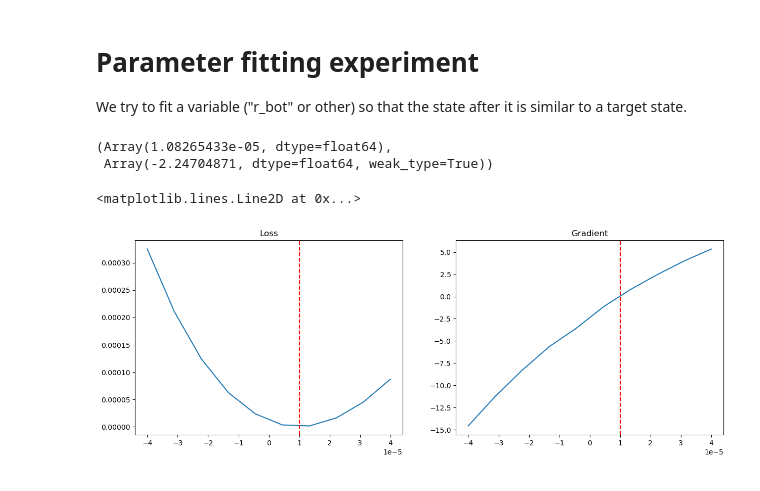
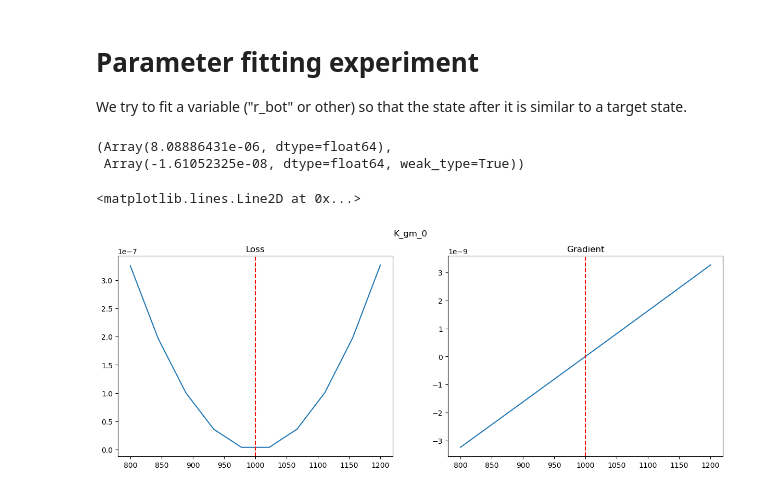
Before and after one commit to Etienne-Meunier/Veros-Autodiff, a Jupyter notebook: notebooks/demonstration/gradient-computation.ipynb, the cells around one changed output. Saved outputs shown, nothing was run; the diff lists cells and outputs as text; code cells hidden in the pictures.

```diff
--- a/notebooks/demonstration/gradient-computation.ipynb
+++ b/notebooks/demonstration/gradient-computation.ipynb
@@ -22,10 +31,12 @@ from functools import partial
 warmup_steps = 200
 acc = ACCSetup()
 acc.setup()
+with acc.state.settings.unlock() :
+    acc.state.settings.enable_eke = False
 
 with acc.state.variables.unlock() :
      acc.state.variables.r_bot += 1e-5
-     acc.state.variables.K_gm_0 = 1000.0
+     acc.state.variables.K_gm_0 += 1000.0
 
 def ps(state) :
     n_state = state.copy()
@@ -94,7 +101,7 @@ class autodiff() :
 def agg_function(state) :
     return (state.variables.temp ** 2).sum()
 
-var_dev = 'r_bot'
+var_dev = 'K_gm_0'
 it = 2
 # %%
 vjpm_nr = autodiff(acc.step, agg_function, var_dev)
@@ -135,5 +142,5 @@ loss_and_grad_nr = lambda s, v, it: vjpm_nr.g(s, v, iterations=it)
 # %%
 loss_and_grad_nr(acc.state, 0.0, pred_iter)
 # %% [output]
-(Array(1.08265433e-05, dtype=float64),
- Array(-2.24704871, dtype=float64, weak_type=True))
+(Array(8.08886431e-06, dtype=float64),
+ Array(-1.61052325e-08, dtype=float64, weak_type=True))
@@ -143,20 +147,21 @@ from jax import vmap
 # %%
-r_bots = jnp.linspace(-4e-5, 4e-5, 10)
+params = jnp.linspace(800, 1200, 10) #jnp.linspace(-4e-5, 4e-5, 10) (for rbots)
 # %%
 losses = []
 grads = []
-for rb in r_bots :
-    loss, grad = loss_and_grad_nr(acc.state, rb, pred_iter)
+for pr in params :
+    loss, grad = loss_and_grad_nr(acc.state, pr, pred_iter)
     losses.append(loss)
     grads.append(grad)
 # %%
 fig, axs = plt.subplots(1,2, figsize=(15,5))
+fig.suptitle(f'{var_dev}')
 axs[0].set_title('Loss')
-axs[0].plot(r_bots, losses)
-axs[0].axvline(acc.state.variables.r_bot, color='r', linestyle='dashed')
+axs[0].plot(params, losses)
+axs[0].axvline(getattr(acc.state.variables, var_dev), color='r', linestyle='dashed')
 axs[1].set_title('Gradient')
-axs[1].plot(r_bots, grads)
-axs[1].axvline(acc.state.variables.r_bot, color='r', linestyle='dashed')
+axs[1].plot(params, grads)
+axs[1].axvline(getattr(acc.state.variables, var_dev), color='r', linestyle='dashed')
 # %% [output]
 <matplotlib.lines.Line2D at 0x...>
-[figure, old version]
+[figure, new version]
```
Also changed, not shown: parts of 4 cells of this notebook.
